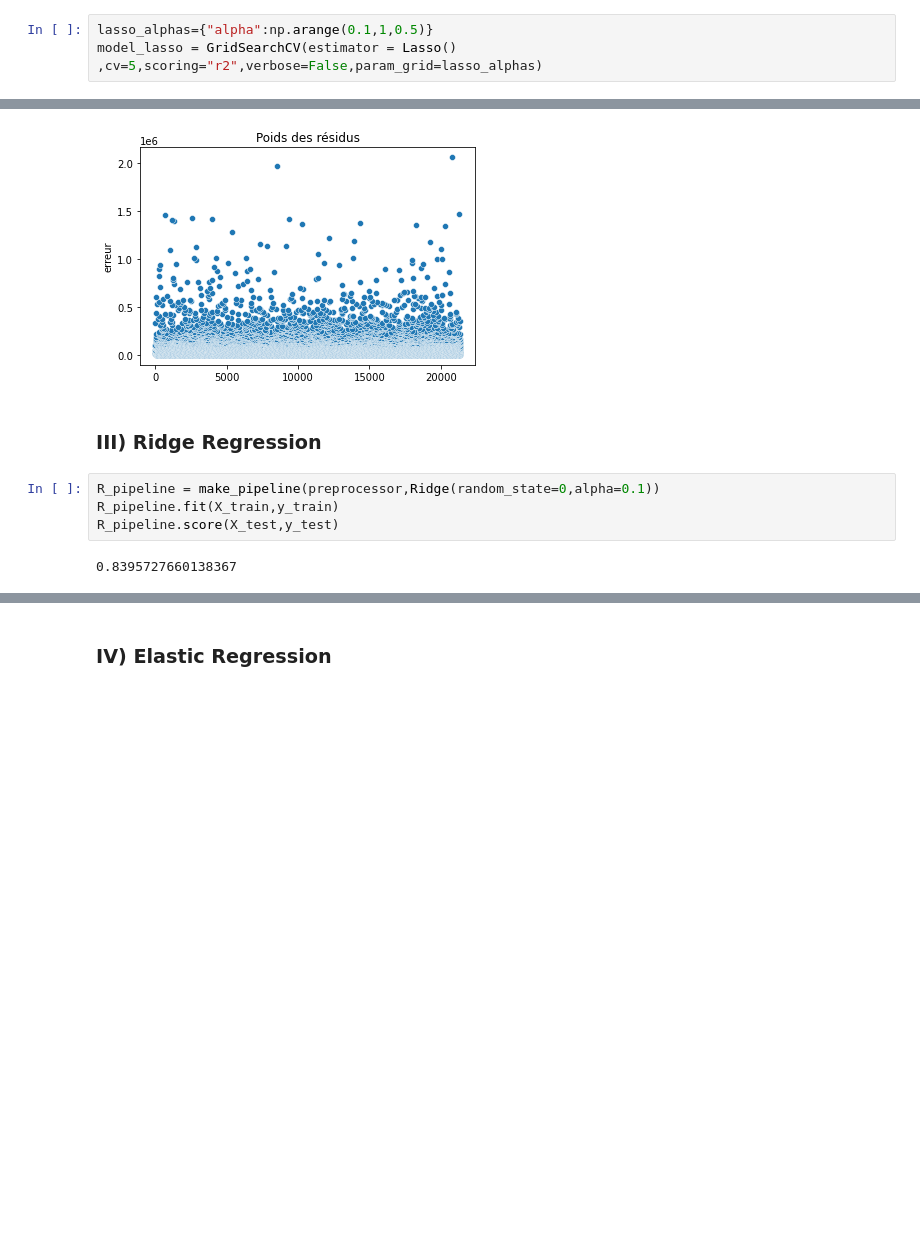
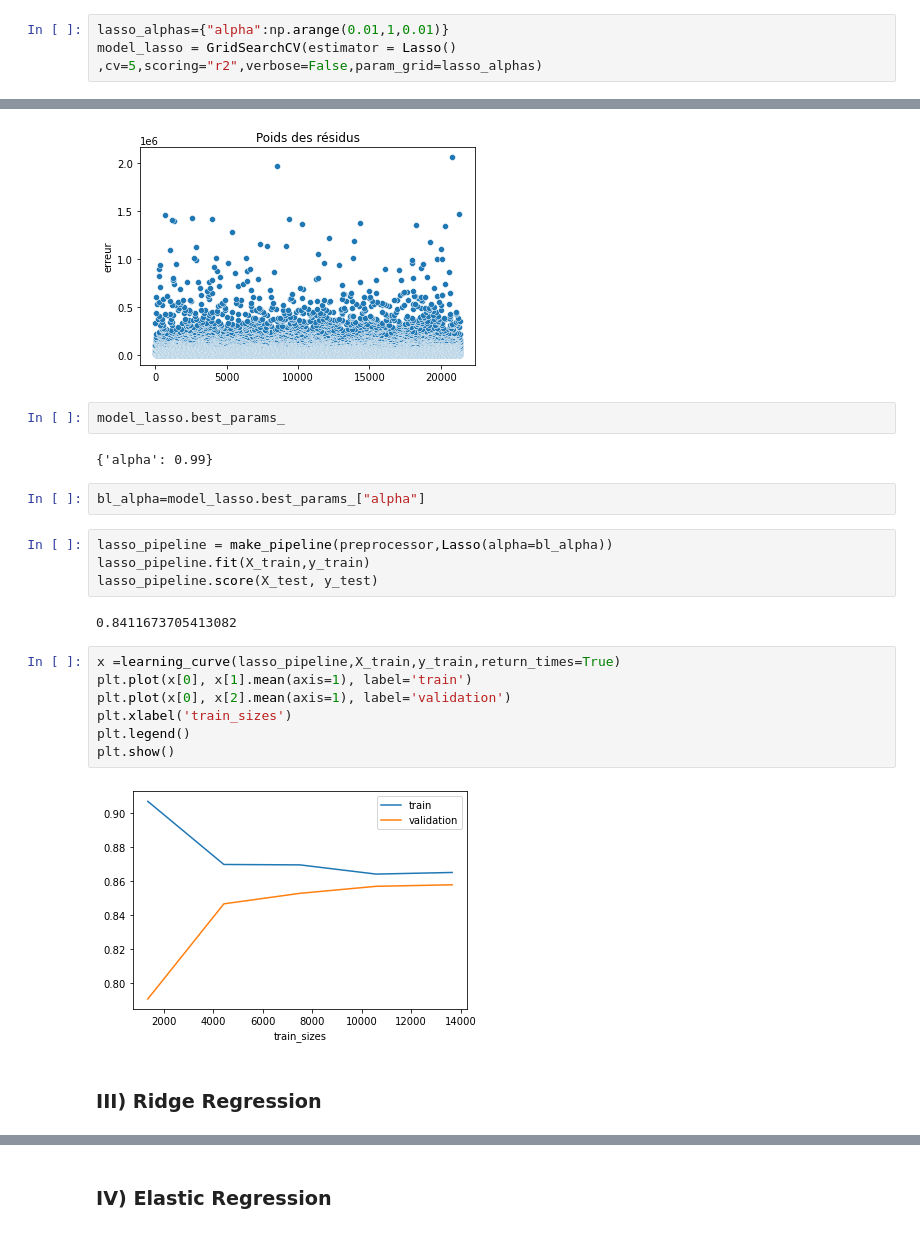
Before and after one commit to JynMoriarty/Analysis, a Jupyter notebook: modelisation.ipynb, the cells around one changed output, grey strips where cells are left out. Saved outputs shown, nothing was run; the diff lists cells and outputs as text; blank space fills up the shorter version.

```diff
--- a/modelisation.ipynb
+++ b/modelisation.ipynb
@@ -116,7 +128,7 @@ lasso_pred = lasso_pipeline.predict(X_train)
 # %% [markdown]
 #### II.A) Cherchez les meilleurs paramètre pour notre lasso regression
 # %%
-lasso_alphas={"alpha":np.arange(0.1,1,0.5)}
+lasso_alphas={"alpha":np.arange(0.01,1,0.01)}
 model_lasso = GridSearchCV(estimator = Lasso() ,cv=5,scoring="r2",verbose=False,param_grid=lasso_alphas)
 # %%
 model_lasso.fit(X_train,y_train)
@@ -136,11 +153,26 @@ plt.ylabel('erreur')
 plt.show()
 # %% [output]
 [figure]
+# %%
+model_lasso.best_params_
+# %% [output]
+{'alpha': 0.99}
+# %%
+bl_alpha=model_lasso.best_params_["alpha"]
+# %%
+lasso_pipeline = make_pipeline(preprocessor,Lasso(alpha=bl_alpha))
+lasso_pipeline.fit(X_train,y_train)
+lasso_pipeline.score(X_test, y_test)
+# %% [output]
+0.8411673705413082
+# %%
+x =learning_curve(lasso_pipeline,X_train,y_train,return_times=True)
+plt.plot(x[0], x[1].mean(axis=1), label='train')
+plt.plot(x[0], x[2].mean(axis=1), label='validation')
+plt.xlabel('train_sizes')
+plt.legend()
+plt.show()
+# %% [output]
+[figure, added]
 # %% [markdown]
 ### III) Ridge Regression
-# %%
-R_pipeline = make_pipeline(preprocessor,Ridge(random_state=0,alpha=0.1))
-R_pipeline.fit(X_train,y_train)
-R_pipeline.score(X_test,y_test)
-# %% [output]
-0.8395727660138367
```
Also changed, not shown: parts of 8 cells of this notebook, 7 other files.
